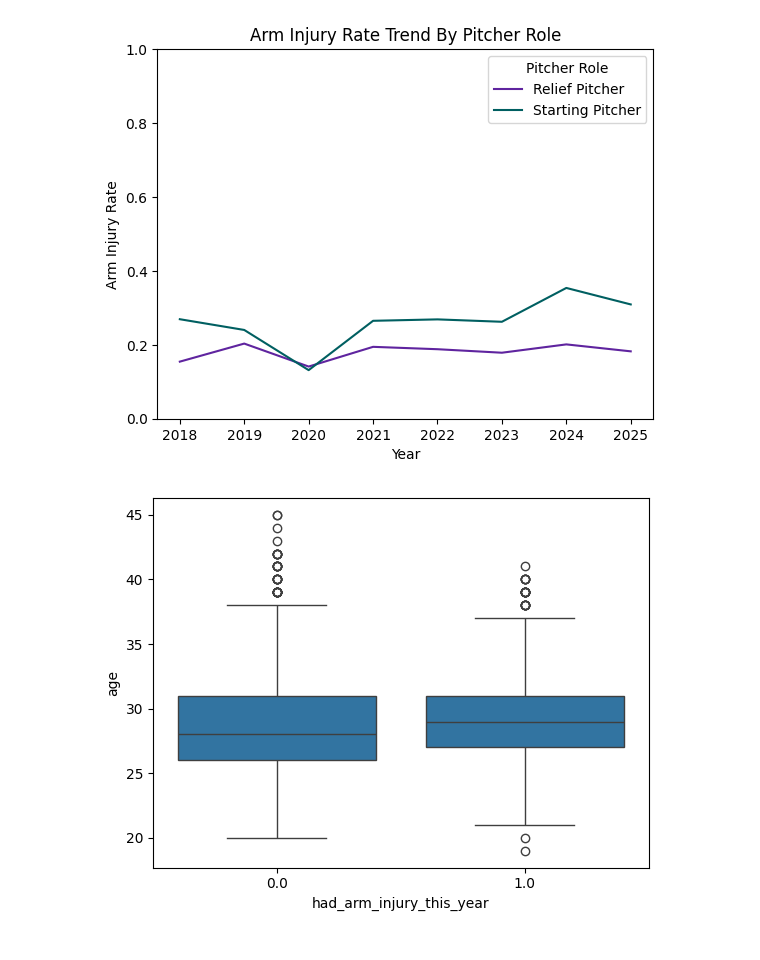
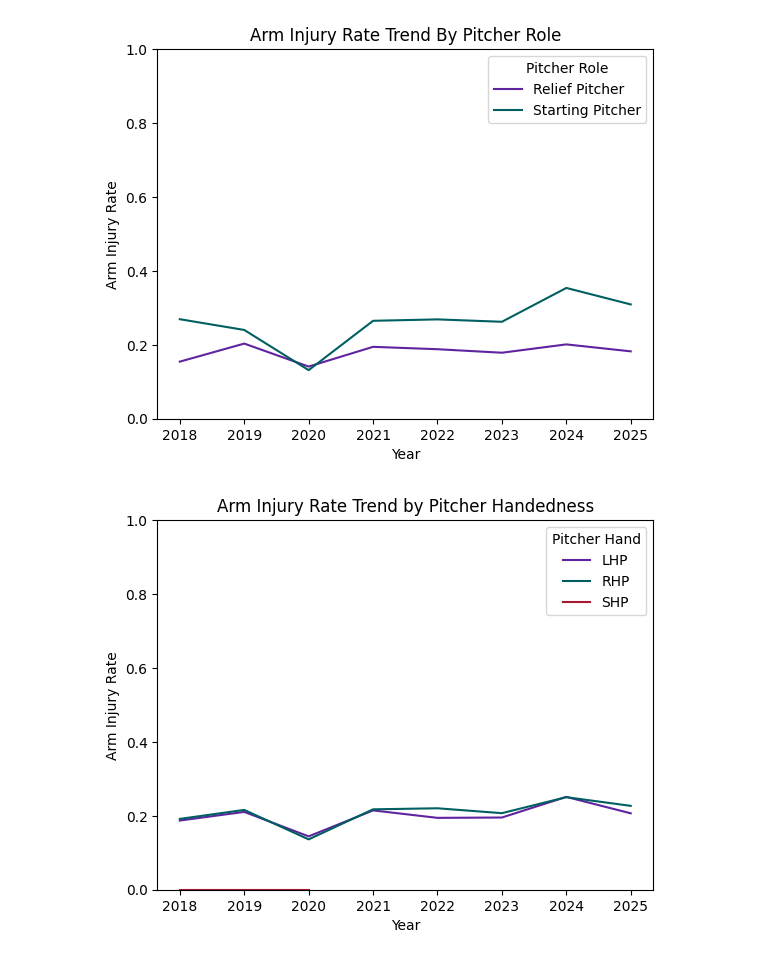
Before and after one commit to SatrunsDream/Workload-effect-on-pitcher-injury, a Jupyter notebook: EDA.ipynb, the cells around one changed output. Cells and saved outputs as stored; diff of their text form; code cells hidden in the pictures.

```diff
--- a/EDA.ipynb
+++ b/EDA.ipynb
@@ -562,9 +535,23 @@ ax.legend(handles, labels, title="Pitcher Role")
 plt.show()
 # %% [output]
 [figure]
-# %%
-plt.figure()
-sns.boxplot(data = pitcher_data_w_injuries, x='had_arm_injury_this_year', y='age')
-plt.show()
-# %% [output]
-[figure, removed]
+# %%
+injuries_by_hand = (pitcher_data_w_injuries.groupby(['game_year', 'hand'])['had_arm_injury_this_year'].sum().reset_index().copy())
+denom_hand = (pitcher_data_w_injuries.groupby(['game_year', 'hand'])['pitcher'].nunique().reset_index(name='num_pitchers'))
+hand_rates = injuries_by_hand.merge(denom_hand, on=['game_year', 'hand'])
+hand_rates['injury_rate'] = hand_rates['had_arm_injury_this_year'] / hand_rates['num_pitchers']
+
+palette = {"R": teal_color, "L": purple_color, 'S': red_color}
+plt.figure()
+ax = sns.lineplot(data=hand_rates, x='game_year', y='injury_rate', hue='hand', palette=palette)
+plt.ylim(0, 1)
+plt.xlabel('Year')
+plt.ylabel('Arm Injury Rate')
+plt.title('Arm Injury Rate Trend by Pitcher Handedness')
+handles, labels = ax.get_legend_handles_labels()
+label_map = {"L": "LHP", "R": "RHP", 'S': 'SHP'}
+labels = [label_map.get(l, l) for l in labels]
+ax.legend(handles, labels, title="Pitcher Hand")
+plt.show()
+# %% [output]
+[figure, added]
```
Also changed, not shown: parts of 22 cells of this notebook, 3 other files.
